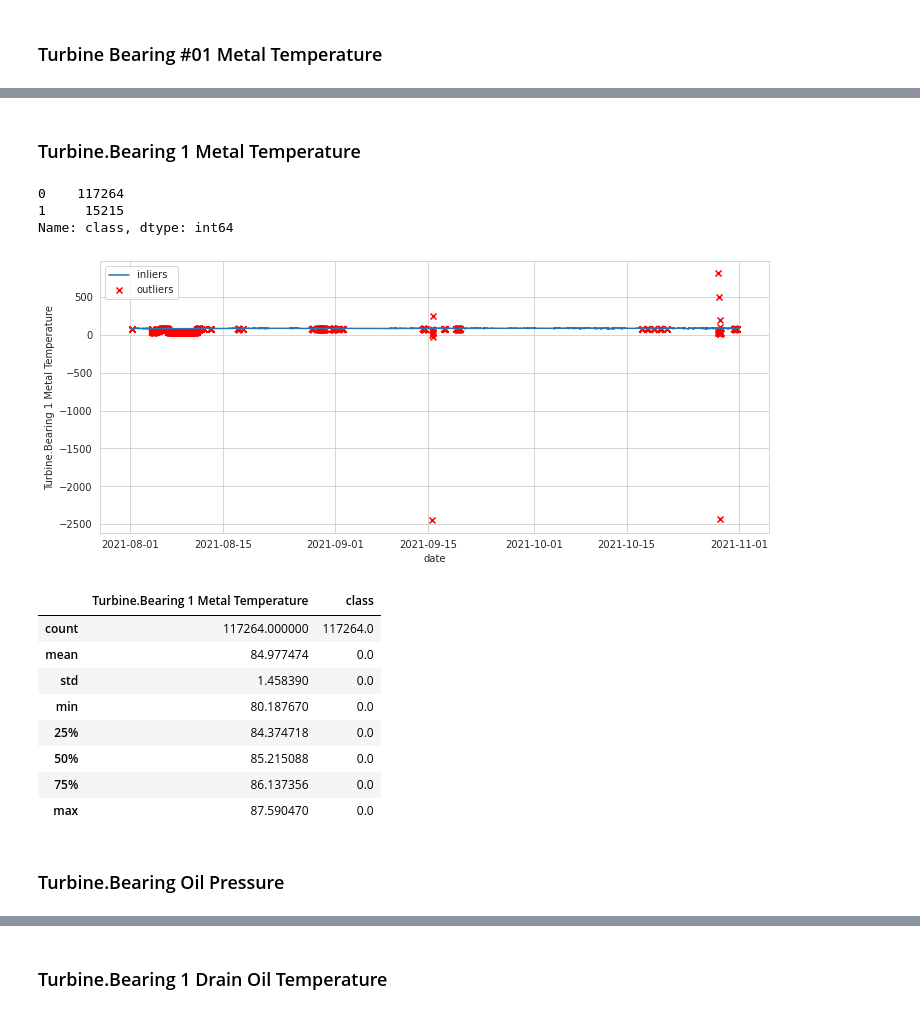
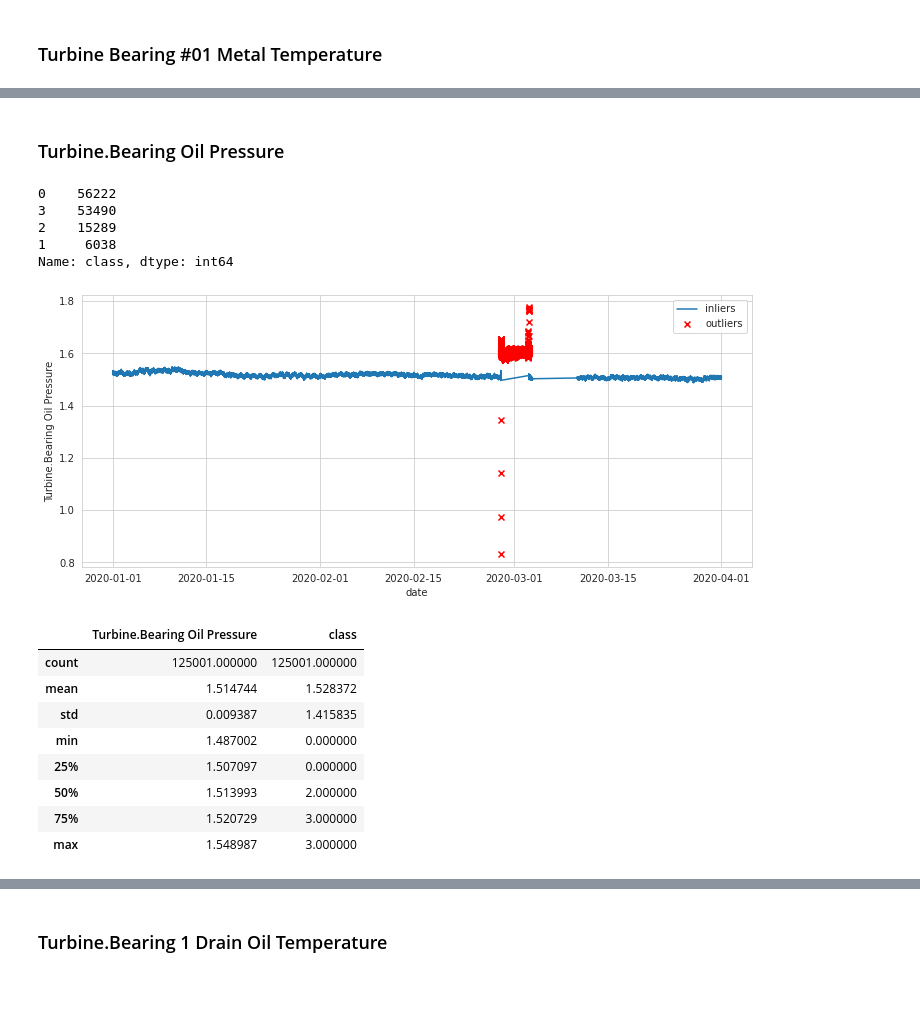
Before and after one commit to yasirabd/research-diagnostic-turbine, a Jupyter notebook: Prognostics_Turbine_Bearing_1_Cooling_Loss.ipynb, the cells around one changed output, grey strips where cells are left out. Cells and saved outputs as stored; diff of their text form; code cells hidden in the pictures; blank space fills up the shorter version.

```diff
--- a/Prognostics_Turbine_Bearing_1_Cooling_Loss.ipynb
+++ b/Prognostics_Turbine_Bearing_1_Cooling_Loss.ipynb
@@ -22,7 +22,7 @@ from sklearn.metrics import mean_squared_error
 # %% [markdown]
 # Load Data
 # %%
-path = "/content/drive/MyDrive/Prescriptive Maintenance/Data/Turbine Generator - SLA5/export_datasla5_01ags21-31okt21.csv"
+path = "/content/drive/MyDrive/Prescriptive Maintenance/Data/Turbine Generator - SLA5/export_datasla5_01jan20-31mar20.csv"
 data = pd.read_csv(path)
 data.head()
 # %% [output]
@@ -122,7 +122,7 @@ else
 # select tag
 cols = ['Generator Gross Capacity',
         'Turbine Lube Oil Cooler Outlet Temperature',
-        'Turbine Bearing #01 Metal Temperature',
+        # 'Turbine Bearing #01 Metal Temperature',
         'Turbine.Bearing 1 Metal Temperature',
         'Turbine.Bearing Oil Pressure',
         'Turbine.Bearing 1 Drain Oil Temperature']
@@ -531,43 +598,43 @@ inliers.describe()
 # %% [markdown]
-### Turbine.Bearing 1 Metal Temperature
+### Turbine.Bearing Oil Pressure
 # %%
-metal_temp_b = data['Turbine.Bearing 1 Metal Temperature'].values.reshape(-1,1)
+oil_press = data['Turbine.Bearing Oil Pressure'].values.reshape(-1,1)
 
-gm4 = GaussianMixture(n_components=2, random_state=2021).fit(metal_temp_b)
-pred = gm4.predict(metal_temp_b)
+gm5 = GaussianMixture(n_components=4, random_state=2021).fit(oil_press)
+pred = gm5.predict(oil_press)
 # %%
-df = pd.DataFrame(np.squeeze(metal_temp_b), columns=['Turbine.Bearing 1 Metal Temperature'])
+df = pd.DataFrame(np.squeeze(oil_press), columns=['Turbine.Bearing Oil Pressure'])
 df['date'] = data['date']
 df['class'] = pred
 print(df['class'].value_counts())
 
-inliers = df[df['class'] ==  0]
-outliers = df[df['class'] ==  1]
+inliers = df[(df['class'] ==  0) | (df['class'] ==  2) | (df['class'] ==  3)]
+outliers = df[(df['class'] ==  1) ]
 
 plt.figure(figsize=(12,5))
-plt.plot(inliers['date'], inliers['Turbine.Bearing 1 Metal Temperature'])
-plt.scatter(x=outliers['date'], y=outliers['Turbine.Bearing 1 Metal Temperature'], color='red', marker='x')
-plt.ylabel('Turbine.Bearing 1 Metal Temperature')
+plt.plot(inliers['date'], inliers['Turbine.Bearing Oil Pressure'])
+plt.scatter(x=outliers['date'], y=outliers['Turbine.Bearing Oil Pressure'], color='red', marker='x')
+plt.ylabel('Turbine.Bearing Oil Pressure')
 plt.xlabel('date')
 plt.legend(['inliers','outliers'])
 plt.show();
 # %% [output]
-0    117264
-1     15215
+0    56222
+3    53490
+2    15289
+1     6038
 Name: class, dtype: int64
-[figure, old version]
+[figure, new version]
 # %%
 # static inliers
 inliers.describe()
 # %% [output]
-|  | Turbine.Bearing 1 Metal Temperature | class |
-| count | 117264.000000 | 117264.0 |
-| mean | 84.977474 | 0.0 |
-| std | 1.458390 | 0.0 |
-| min | 80.187670 | 0.0 |
-| 25% | 84.374718 | 0.0 |
-| 50% | 85.215088 | 0.0 |
-| 75% | 86.137356 | 0.0 |
-| max | 87.590470 | 0.0 |
+|  | Turbine.Bearing Oil Pressure | class |
+| count | 125001.000000 | 125001.000000 |
+| mean | 1.514744 | 1.528372 |
+| std | 0.009387 | 1.415835 |
+| min | 1.487002 | 0.000000 |
+| 25% | 1.507097 | 0.000000 |
+| 50% | 1.513993 | 2.000000 |
+| 75% | 1.520729 | 3.000000 |
+| max | 1.548987 | 3.000000 |
-# %% [markdown]
-### Turbine.Bearing Oil Pressure
```
Also changed, not shown: parts of 55 cells of this notebook.
